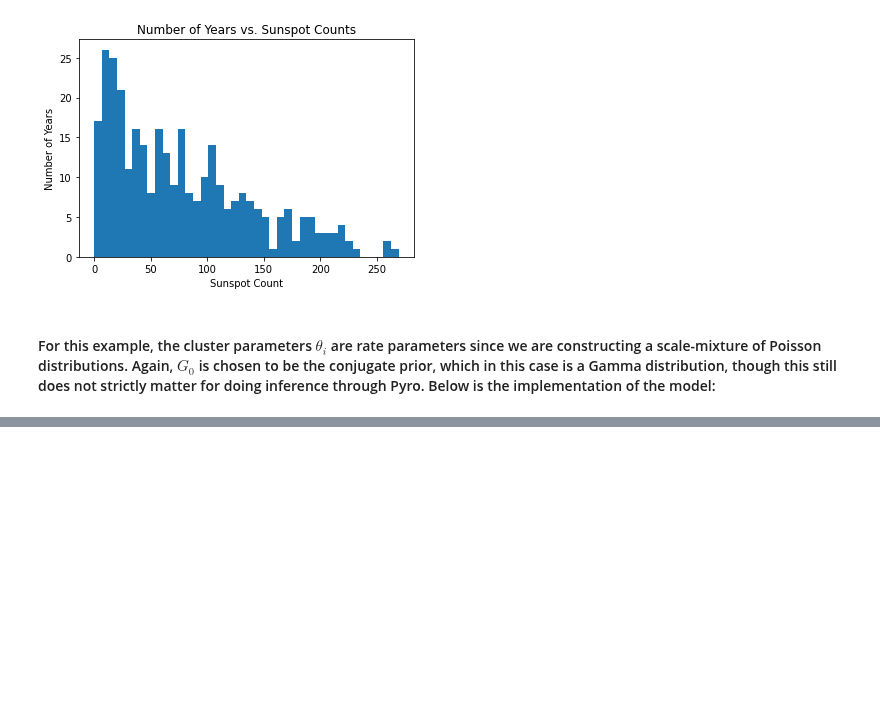
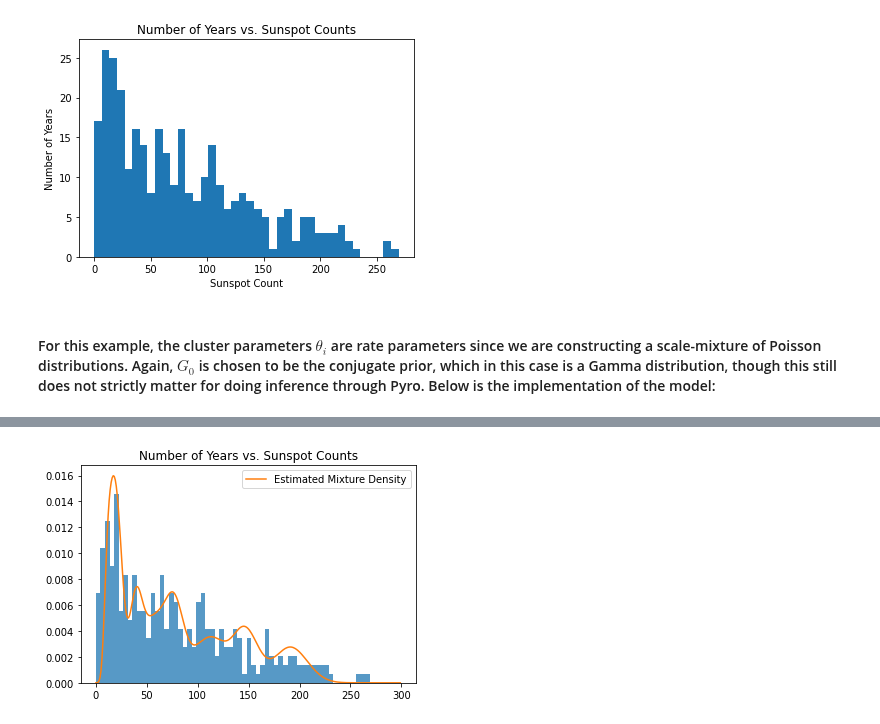
Before and after one commit to drclab/GP_VAE, a Jupyter notebook: drclab/Pyro/svi_DPM.ipynb, the cells around one changed output, grey strips where cells are left out. Saved outputs shown, nothing was run; the diff lists cells and outputs as text; code cells hidden in the pictures; blank space fills up the shorter version.

Commit message:
Sunspot

```diff
--- a/drclab/Pyro/svi_DPM.ipynb
+++ b/drclab/Pyro/svi_DPM.ipynb
@@ -184,0 +238,8 @@ plt.show()
+# %%
+plt.title("Number of Years vs. Sunspot Counts")
+plt.hist(data.numpy(), bins=60, density=True, lw=0, alpha=0.75)
+plt.plot(samples, likelihood, label="Estimated Mixture Density")
+plt.legend()
+plt.show()
+# %% [output]
+[figure, added]
```
Also changed, not shown: parts of 19 cells of this notebook.
